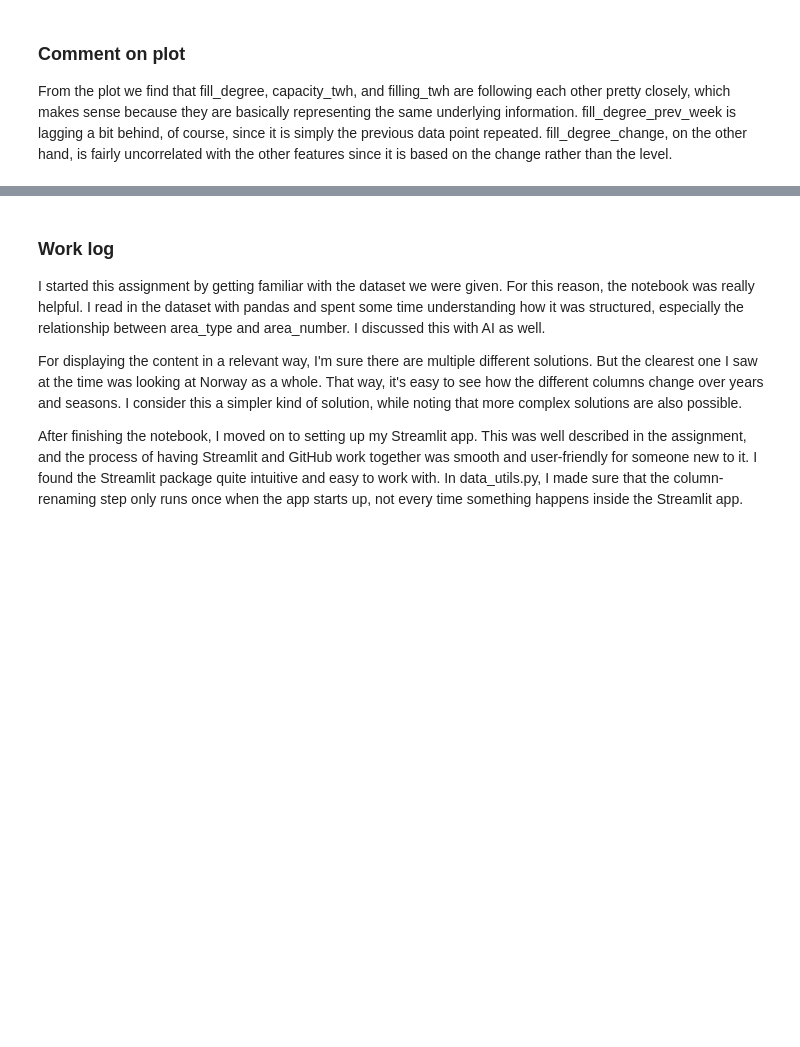
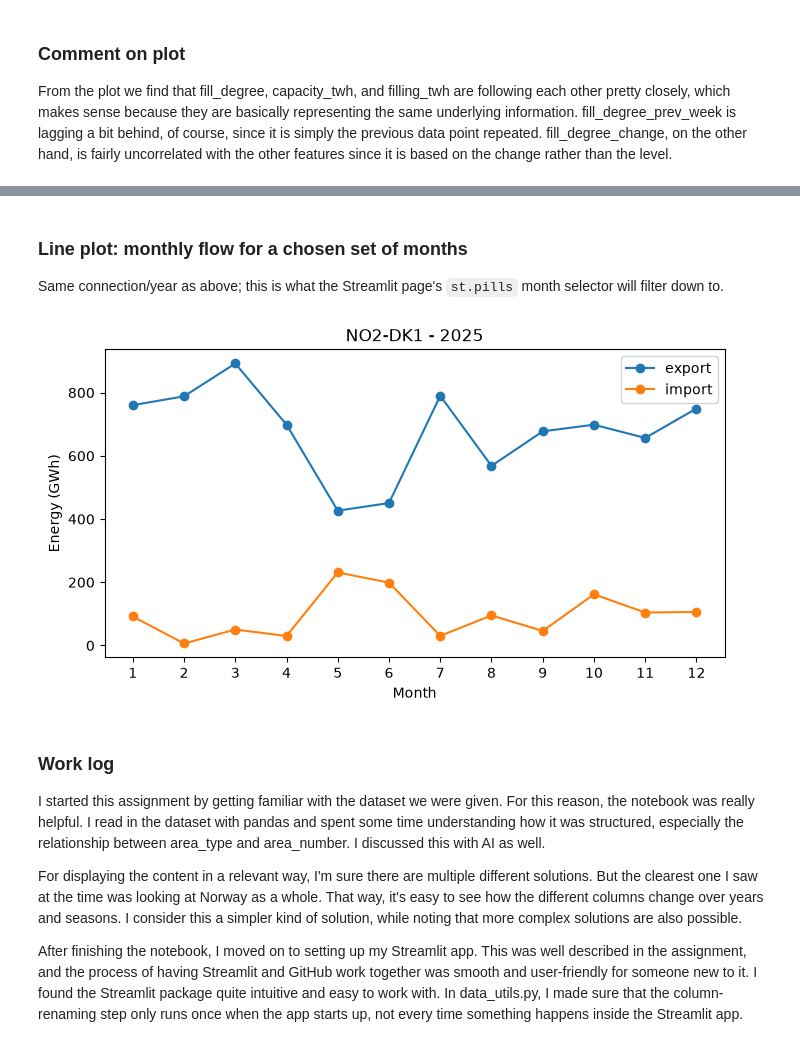
Before and after one commit to Erlinghm/Erlinghm-ind320, a Jupyter notebook: jupyter.ipynb, the cells around one changed output, grey strips where cells are left out. Saved outputs shown, nothing was run; the diff lists cells and outputs as text; code cells hidden in the pictures; blank space fills up the shorter version.

```diff
--- a/jupyter.ipynb
+++ b/jupyter.ipynb
@@ -191,3 +419,29 @@ the other features since it is based on the change rather than the level.
+# %% [markdown]
+### Line plot: monthly flow for a chosen set of months
+
+Same connection/year as above; this is what the Streamlit page's `st.pills` month selector will filter down to.
+# %%
+def plot_connection_months_line(connection, year, months, ax=None):
+    docs = list(crossborder_collection.find({"connection": connection, "year": year, "month": {"$in": months}}))
+    df = pd.DataFrame(docs).sort_values("month")
+
+    ax = ax or plt.gca()
+    for direction, group in df.groupby("direction"):
+        ax.plot(group["month"], group["total_gwh"], marker="o", label=direction)
+
+    ax.set_xticks(months)
+    ax.set_xlabel("Month")
+    ax.set_ylabel("Energy (GWh)")
+    ax.set_title(f"{connection} - {year}")
+    ax.legend()
+    return ax
+
+
+fig, ax = plt.subplots(figsize=(8, 4))
+plot_connection_months_line("NO2-DK1", 2025, months=list(range(1, 13)), ax=ax)
+plt.show()
+# %% [output]
+[figure, added]
 # %% [markdown]
 ### Work log
 
```
Also changed, not shown: parts of 14 cells of this notebook, 4 other files.
